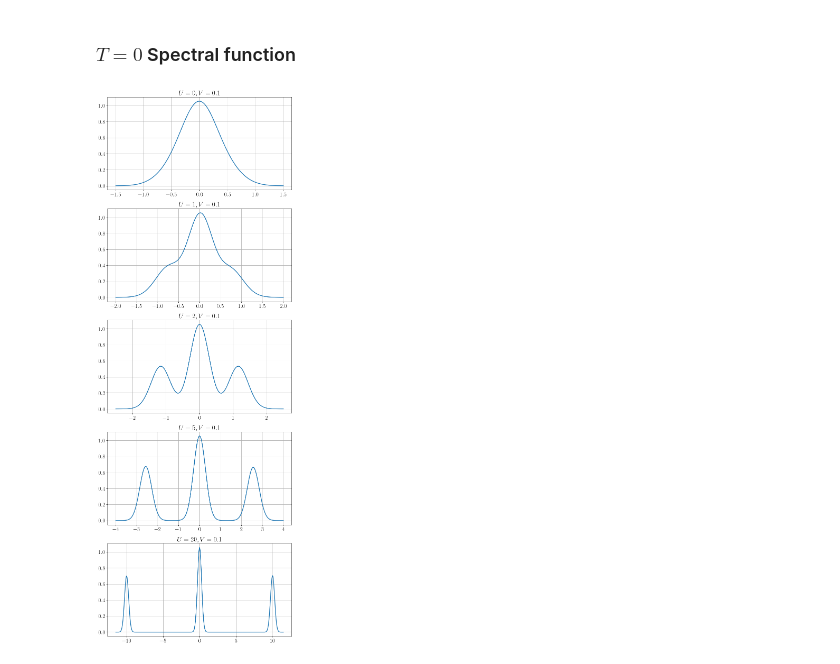
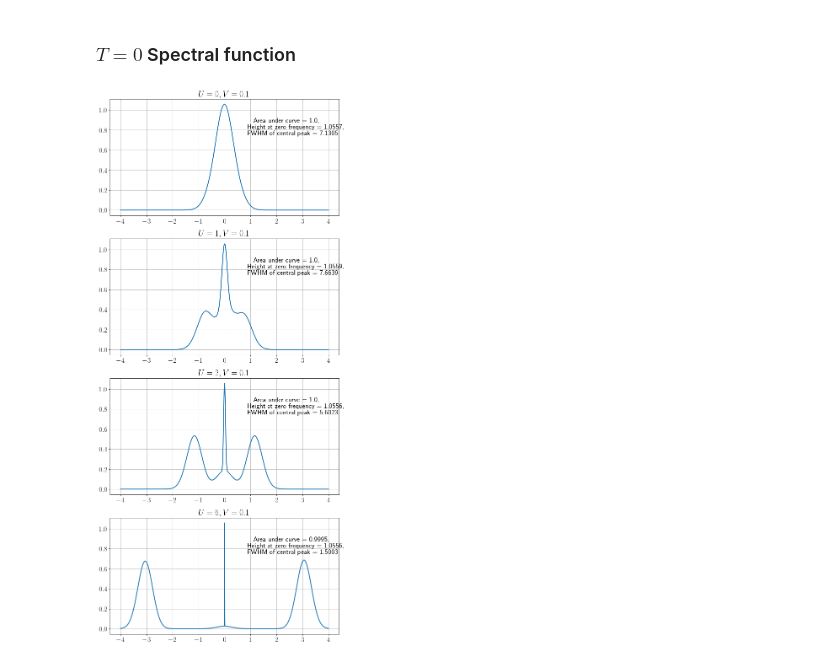
Before and after one commit to abhirup-m/Tiling-Embedded-Esiam, a Jupyter notebook: siam_spec_func.ipynb, the cells around one changed output. Drawn from its saved outputs; the diff is of its cells as text; code cells hidden in the pictures.

Commit message:
previously, i had pinned the height by changing only one of the parameters of the central gaussian while leaving the other parameter unchanged, this led to the spectral function becoming unnormalized, now corrected that

```diff
--- a/siam_spec_func.ipynb
+++ b/siam_spec_func.ipynb
@@ -12,8 +12,8 @@ settings.num_cpus = 100
 font = {'size'   : 17}
 matplotlib.rc('font', **font)
 matplotlib.rcParams['text.usetex'] = True
-plt.rcParams["figure.figsize"]= 7, 4
-plt.rcParams['figure.dpi'] = 90
+plt.rcParams["figure.figsize"]= 5, 4
+plt.rcParams['figure.dpi'] = 70
 matplotlib.rcParams['lines.linewidth'] = 2
 plt.rcParams['axes.grid'] = True
 # %% [markdown]
@@ -97,77 +97,87 @@ def get_ham(Ek_0, V, ed, U):
 # %%
 def get_rho_X(args):
 #     h = 50
-    (En, Xn), Xgs, flag = args
+    (En, Xn), Xgs, factor, flag = args
     eta = max(Ek_0)*2
     Egs = E[0]
     c0_up = tensor([identity(2), destroy(2)] + [identity(2)]*(len(Xgs.dims[0])-2))
     C1 = Xgs.dag()*c0_up*Xn
     C1_sq = np.real((C1*C1.dag())[0][0][0])
     C2 = Xn.dag()*c0_up*Xgs
     C2_sq = np.real((C2*C2.dag())[0][0][0])
     x1 = w_range + Egs - En
     x2 = w_range + En - Egs
     if flag == True:
-        return En - Egs, (C1_sq * np.exp(-(x1/eta)**2)/(eta*sqrt(np.pi)) + C2_sq * np.exp(-(x2/eta)**2)/(eta*sqrt(np.pi))) / Z
+        return En - Egs, (C1_sq * np.exp(-(x1/eta)**2)/(eta*sqrt(np.pi)) + C2_sq * np.exp(-(x2/eta)**2)/(eta*sqrt(np.pi))) / len(X0)
     else:
-        if abs(En - Egs)<10**(-4) and h > 0:
-            return factor*(C1_sq * np.exp(-(x1/eta)**2)/(eta*sqrt(np.pi)) + C2_sq * np.exp(-(x2/eta)**2)/(eta*sqrt(np.pi))) / Z
-        else:
-            return (C1_sq * np.exp(-(x1/eta)**2)/(eta*sqrt(np.pi)) + C2_sq * np.exp(-(x2/eta)**2)/(eta*sqrt(np.pi))) / Z
+        if abs(En - Egs) < w_cut and h > 0:
+            eta /= factor
+        return (C1_sq * np.exp(-(x1/eta)**2)/(eta*sqrt(np.pi)) + C2_sq * np.exp(-(x2/eta)**2)/(eta*sqrt(np.pi))) / len(X0)
 
 
-fig, ax = plt.subplots(5,1, figsize=(10,30))
-h = -1
+
+def get_correction_factor(E, X, h):
+    X0 = X[np.where(E == min(E))]
+    A = 0
+    w_ll = 0
+    w_gg = 0
+    for pi, Ai in list(tqdm(Pool().map(get_rho_X, product(zip(E, X), X0, [1], [True])), total=len(X0)*len(E))):
+        A += Ai
+        if pi < w_cut:
+            w_ll += Ai[np.where(w_range == 0)]
+        else:
+            w_gg += Ai[np.where(w_range == 0)]
+    factor = (h - w_gg)/w_ll
+    return factor
+
+
+def get_FWHM(w_range, A):
+    for i, w in enumerate(w_range[np.where(w_range >= 0)]):
+        if A[i] >= max(A)/2:
+            return 2*w
+    return 0
+
+
+fig, ax = plt.subplots(4,1, figsize=(10,24))
+h = 1
 i = -1
-for U in [0, 1, 2, 5, 20]:
+ht_area = []
+for U in [0, 1, 2, 6]:
     i += 1
     ed = -U/2
     V = 0.1
     Nk = 4
     a = 100
     k_bath = 2*np.pi*np.arange(0, Nk)/(a*Nk)
     Ek_0 = -2*V*np.cos(k_bath*a)
 
-    w_end = U/2+15*V
-    len_w = int(1000*w_end)
+    w_end = 4
+    len_w = 3000
     w_range = np.linspace(-w_end, w_end, 2*len_w)
     w_range = np.insert(w_range, int(len_w), 0) if 0 not in w_range else w_range
+    w_cut = 10**(-4)
+
 
     H = get_ham(Ek_0, V, ed, U)
     H = 0.5 * (H + H.dag())
     E, X = H.eigenstates()
+    X0 = X[np.where(E == min(E))]
+    if U == 0:
+        A = sum(list(tqdm(Pool().map(get_rho_X, product(zip(E, X), X0, [1], [False])), total=len(X0)*len(E))))
+        h = A[np.where(w_range == 0)]
+    else:
+        factor = get_correction_factor(E, X, h)
+        A = sum(list(tqdm(Pool().map(get_rho_X, product(zip(E, X), X0, [factor], [False])), total=len(X0)*len(E))))
 
-    X0 = X[np.where(E == min(E))]
-    X0_single = X0
-    Z = len(X0_single)
-
-    A = 0
-
-    zpoles = []
-    w_ll = 0
-    w_gg = 0
-    for pi, Ai in list(tqdm(Pool().map(get_rho_X, product(zip(E, X), X0_single, [True])), total=Z*len(E))):
-        A += Ai
-        if pi < 10**(-4):
-#             print (pi, Ai[np.where(w_range == 0)])
-            w_ll += Ai[np.where(w_range == 0)]
-        else:
-            w_gg += Ai[np.where(w_range == 0)]
-
-#     print (w_ll)
-    if h == -1:
-        h = A[np.where(w_range ==0)]
-    factor = (h - w_gg)/w_ll
-    A = 0
-    for Ai in list(tqdm(Pool().map(get_rho_X, product(zip(E, X), X0_single, [False])), total=Z*len(E))):
-        A += Ai
     ax[i].plot(w_range, A)
     ax[i].set_title(r"$U={}, V={}$".format(U, V))
-    # fig, ax = plt.subplots(1,2, figsize=(14,6))
-    # ax[0].plot(w_range, A)
-    # ax[1].plot(w_range[np.where(np.abs(w_range)<0.5)], A[np.where(np.abs(w_range)<0.5)])
+    maxA = np.round(max(A), 4)
+    area = np.round(np.trapz(A, w_range),4)
+    fwhm = np.round(get_FWHM(w_range, A), 4)
+    ax[i].text(0.6, 0.8, r"Area under curve = {},\\Height at zero frequency = {},\\FWHM of central peak = {}".format(area, maxA, fwhm),transform = ax[i].transAxes)
 
-plt.savefig("merged.pdf", bbox_inches='tight')
-plt.show()
+
+# plt.savefig("merged.pdf", bbox_inches='tight')
+# plt.show()
 # %% [output]
-[figure, old version]
+[figure, new version]
```
